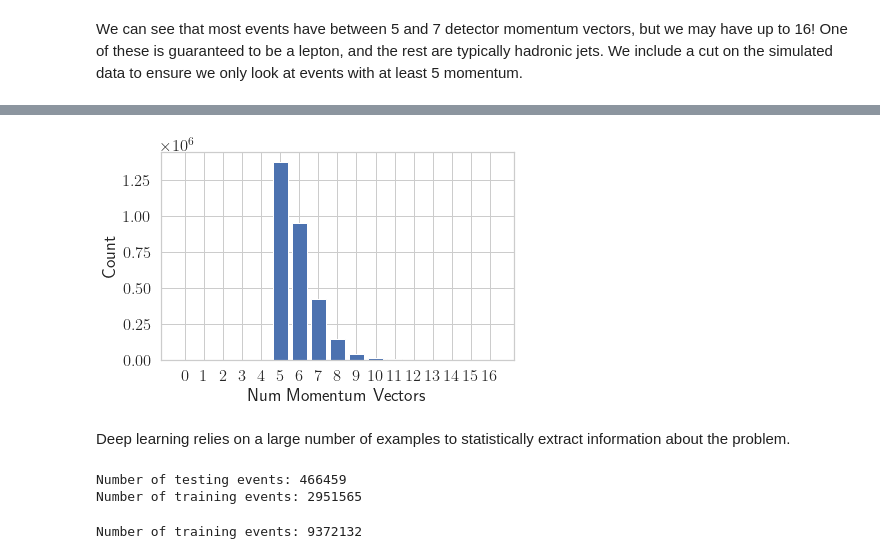
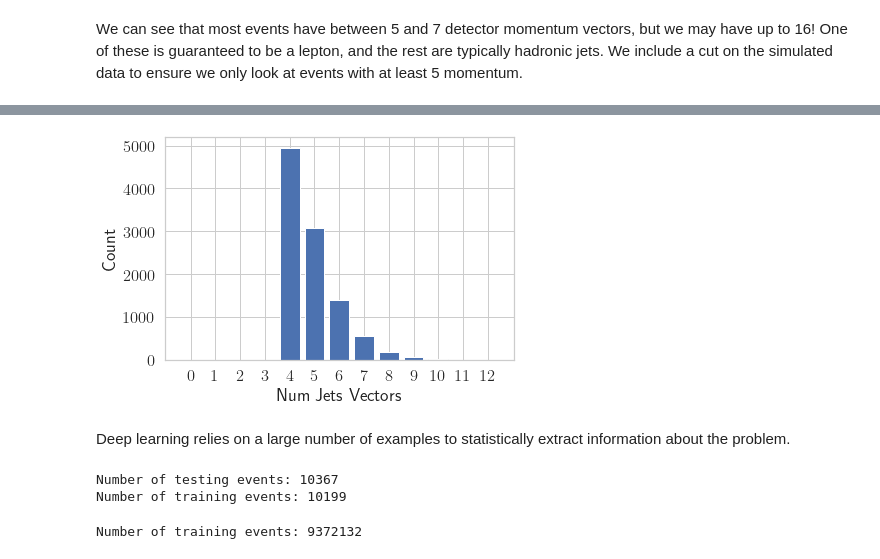
Before and after one commit to pnnoc/IRIS-HEP, a Jupyter notebook: Demo.ipynb, the cells around one changed output, grey strips where cells are left out. Drawn from its saved outputs; the diff is of its cells as text; code cells hidden in the pictures.

```diff
--- a/Demo.ipynb
+++ b/Demo.ipynb
@@ -18,7 +18,7 @@ To enable the following instructions: AVX2 AVX512F AVX512_VNNI FMA, in other ope
 from spanet import Options ,JetReconstructionModel
 from helper import *
 # %%
-USE_GPU = False
+USE_GPU = True
 # %% [markdown]
 # Load Options
 Deep Learning typically has many hyper-parameters that define the structure of the neural network or the training dynamics. Here we load a set of parameters for our network. These values were determined through a tuning procedure we do not cover here. Most libraries define a good set of starting parameters, which typically only need a few changes for specific problems. We highlight a couple of important hyper-parameters.
@@ -27,6 +27,6 @@ Deep Learning typically has many hyper-parameters that define the structure of t
 - **Layer Count** The number of various hidden layers in the network. Used to balance the power of the network with over-fitting potential.
 - **Learning Rate** The coefficient controlling the size of gradient updates during training.
 # %%
-options = Options.load("options.json")
+options = Options.load("options_modified.json")
 options.display()
 # %% [output]
@@ -84,8 +84,11 @@ One of the advantages of deep learning models is the ability to handle multiple
 - **Momenta** A *variable length* collection 4-momentum vectors for our jets and leptons in each event.
 - **MET** The missing energy attributed to the neutrino.
 # %%
-momenta = model.training_dataset.sources["Momenta"]
-met = model.training_dataset.sources["Met"]
+# momenta = model.training_dataset.sources["Momenta"]
+# met = model.training_dataset.sources["Met"]
+
+Jets = model.training_dataset.sources['Jets']
+Lepton = model.training_dataset.sources['Lepton']
 
 model.training_dataset.sources
 # %% [output]
@@ -140,23 +143,24 @@ array([5, 6, 5, ..., 5, 5, 6])
 # %%
-num_vectors = momenta.num_vectors().numpy() #convert tensor array into numpy array, represent the number of jet(vector) in each event
+# num_vectors = momenta.num_vectors().numpy() #convert tensor array into numpy array, represent the number of jet(vector) in each event
+num_vectors = Jets.num_vectors().numpy() #convert tensor array into numpy array, represent the number of jet(vector) in each event
 bin_y = np.bincount(num_vectors) #counting the number of event that has jets ranging from 0-16
 bin_x = np.arange(bin_y.shape[0]) # .shape[0] gives 17 (bins including 0), then creating  array range from 0-16
 
 plt.bar(bin_x, bin_y)
 plt.xticks(bin_x)
-plt.xlabel("Num Momentum Vectors")
+plt.xlabel("Num Jets Vectors")
 plt.ylabel("Count")
 plt.tight_layout()
 # %% [output]
-[figure, old version]
+[figure, new version]
 # %% [markdown]
 Deep learning relies on a large number of examples to statistically extract information about the problem.
 # %%
 print('Number of testing events:', model.testing_dataset.num_events)
 print('Number of training events:', model.training_dataset.num_events) #both from trunncated num_events file
 # %% [output]
-Number of testing events: 466459
-Number of training events: 2951565
+Number of testing events: 10367
+Number of training events: 10199
 # %%
 #print("Number of training events:", model.training_dataset.num_events)
 # %% [output]
```
Also changed, not shown: parts of 11 cells of this notebook, 1 other file.
